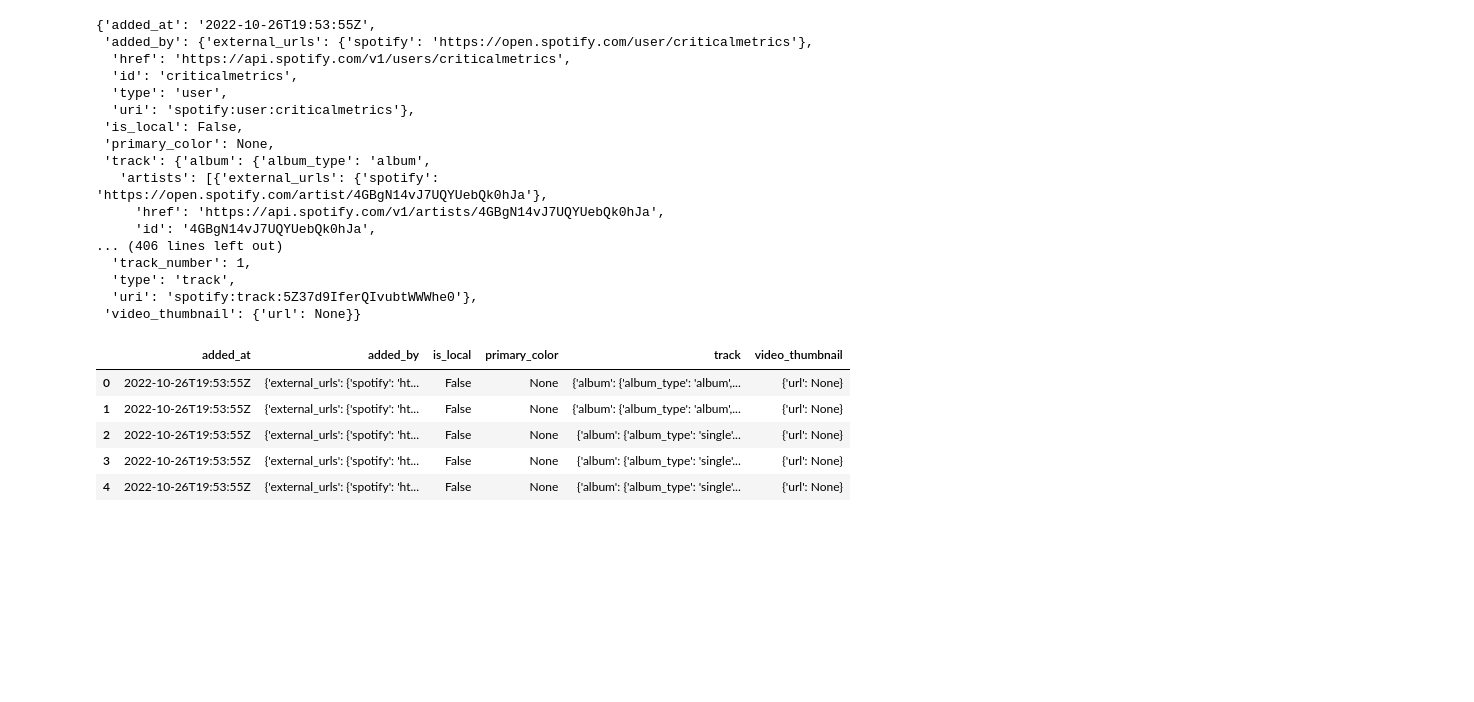
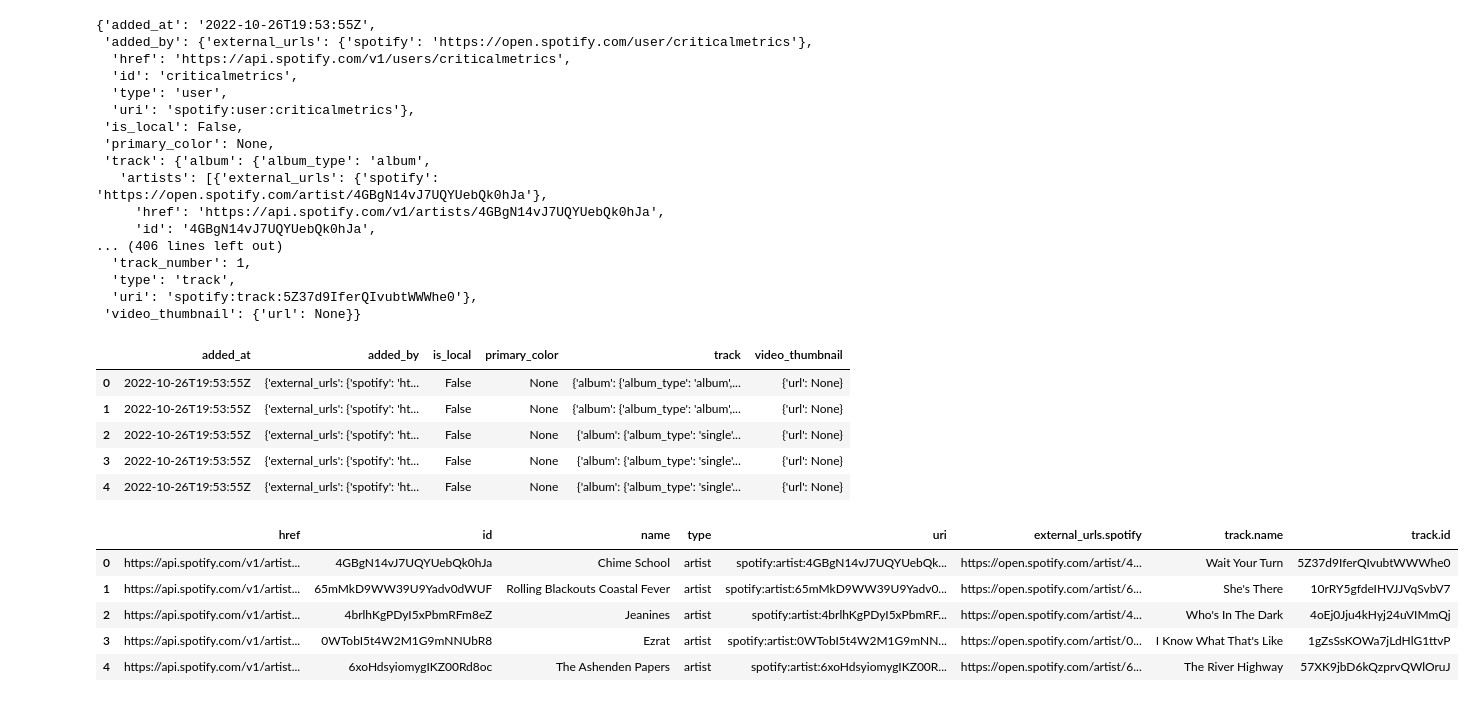
Before and after one commit to januff/spotify-completist, a Jupyter notebook: nbs/index.ipynb, the cells around one changed output. Saved outputs shown, nothing was run; the diff lists cells and outputs as text; code cells hidden in the pictures; blank space fills up the shorter version.

```diff
--- a/nbs/index.ipynb
+++ b/nbs/index.ipynb
@@ -138,3 +138,19 @@ df.head()
 | 2 | 2022-10-26T19:53:55Z | {'external_urls': {'spotify': 'ht... | False | None | {'album': {'album_type': 'single'... | {'url': None} |
 | 3 | 2022-10-26T19:53:55Z | {'external_urls': {'spotify': 'ht... | False | None | {'album': {'album_type': 'single'... | {'url': None} |
 | 4 | 2022-10-26T19:53:55Z | {'external_urls': {'spotify': 'ht... | False | None | {'album': {'album_type': 'single'... | {'url': None} |
+# %%
+import pandas as pd
+df = pd.json_normalize(
+  tracks,
+  record_path=['track','artists'],
+  meta=[['track','name'],['track','id']],
+  max_level=1
+)
+df.head()
+# %% [output]
+|  | href | id | name | type | uri | external_urls.spotify | track.name | track.id |
+| 0 | https://api.spotify.com/v1/artist... | 4GBgN14vJ7UQYUebQk0hJa | Chime School | artist | spotify:artist:4GBgN14vJ7UQYUebQk... | https://open.spotify.com/artist/4... | Wait Your Turn | 5Z37d9IferQIvubtWWWhe0 |
+| 1 | https://api.spotify.com/v1/artist... | 65mMkD9WW39U9Yadv0dWUF | Rolling Blackouts Coastal Fever | artist | spotify:artist:65mMkD9WW39U9Yadv0... | https://open.spotify.com/artist/6... | She's There | 10rRY5gfdeIHVJJVqSvbV7 |
+| 2 | https://api.spotify.com/v1/artist... | 4brlhKgPDyI5xPbmRFm8eZ | Jeanines | artist | spotify:artist:4brlhKgPDyI5xPbmRF... | https://open.spotify.com/artist/4... | Who's In The Dark | 4oEj0Jju4kHyj24uVIMmQj |
+| 3 | https://api.spotify.com/v1/artist... | 0WTobI5t4W2M1G9mNNUbR8 | Ezrat | artist | spotify:artist:0WTobI5t4W2M1G9mNN... | https://open.spotify.com/artist/0... | I Know What That's Like | 1gZsSsKOWa7jLdHlG1ttvP |
+| 4 | https://api.spotify.com/v1/artist... | 6xoHdsyiomygIKZ00Rd8oc | The Ashenden Papers | artist | spotify:artist:6xoHdsyiomygIKZ00R... | https://open.spotify.com/artist/6... | The River Highway | 57XK9jbD6kQzprvQWlOruJ |
```
Also changed, not shown: parts of 1 cell of this notebook.
